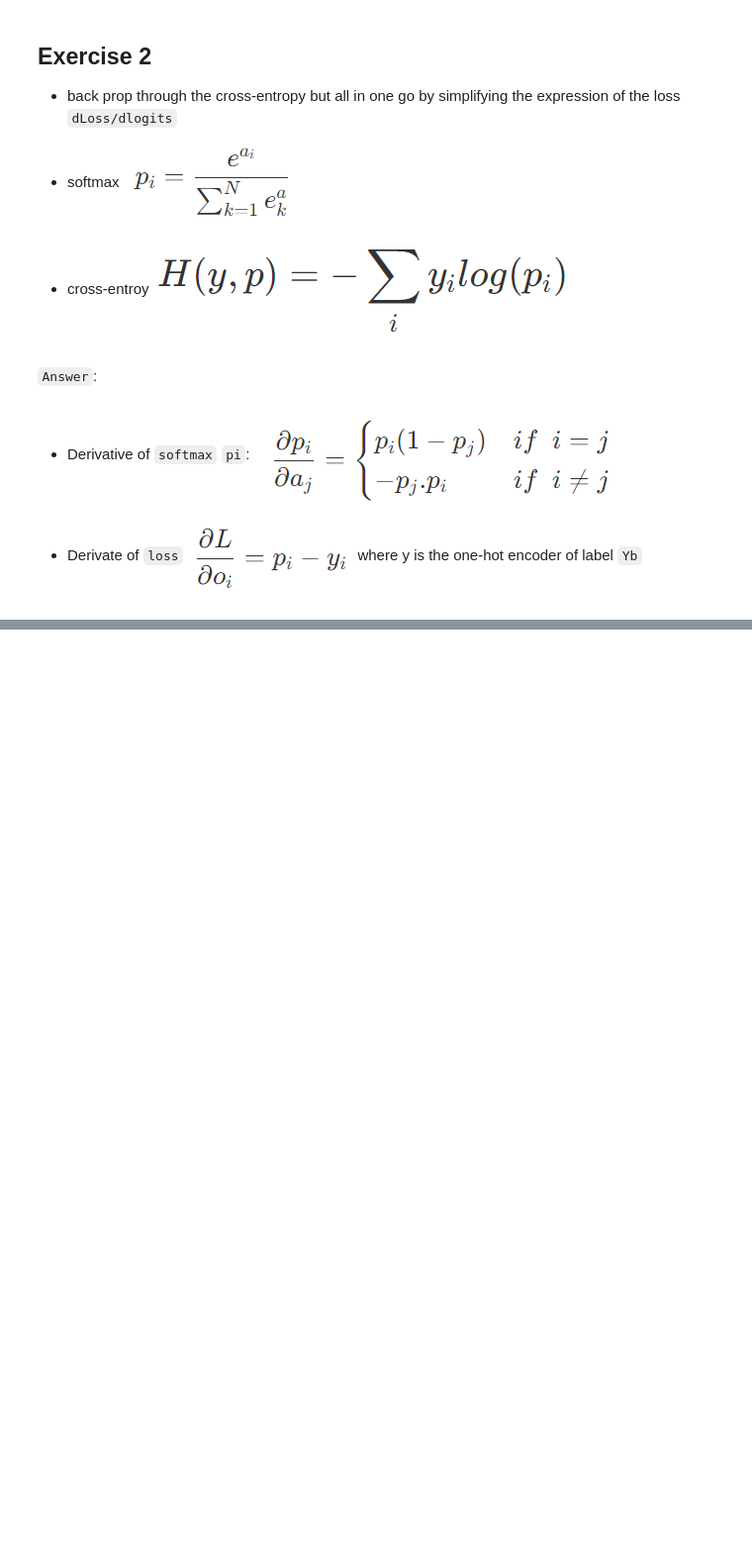
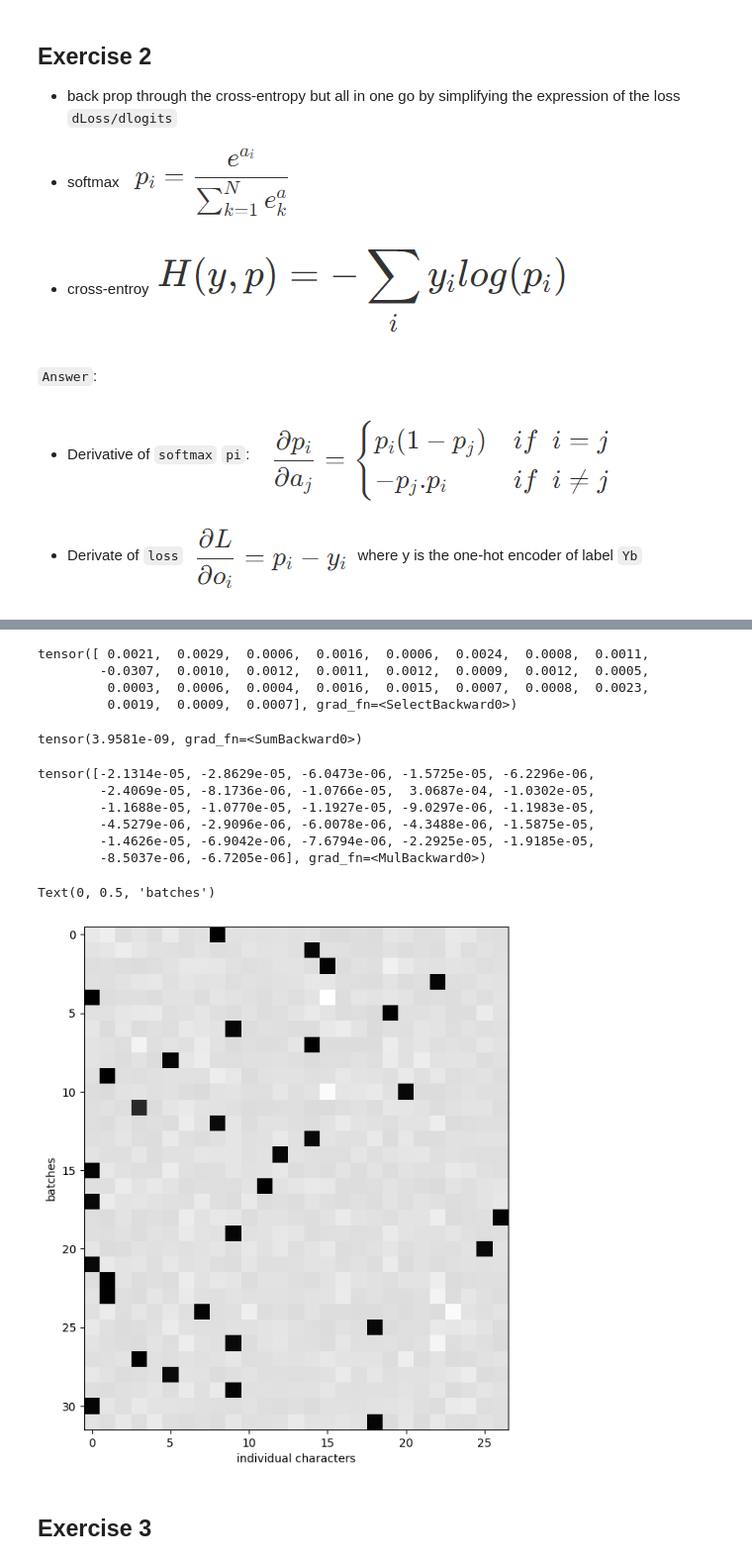
Before and after one commit to tungika91/makemore, a Jupyter notebook: makemore_backprop_ninja.ipynb, the cells around one changed output, grey strips where cells are left out. Shown at 99% size. Saved outputs shown, nothing was run; the diff lists cells and outputs as text; code cells hidden in the pictures; blank space fills up the shorter version.

```diff
--- a/makemore_backprop_ninja.ipynb
+++ b/makemore_backprop_ninja.ipynb
@@ -278,0 +275,29 @@ logits          | exact: False | approximate: True  | maxdiff: 7.450580596923828
+# %%
+dlogits[0]
+# %% [output]
+tensor([ 0.0021,  0.0029,  0.0006,  0.0016,  0.0006,  0.0024,  0.0008,  0.0011,
+        -0.0307,  0.0010,  0.0012,  0.0011,  0.0012,  0.0009,  0.0012,  0.0005,
+         0.0003,  0.0006,  0.0004,  0.0016,  0.0015,  0.0007,  0.0008,  0.0023,
+         0.0019,  0.0009,  0.0007], grad_fn=<SelectBackward0>)
+# %%
+dlogits[0].sum() # very close to 0
+# %% [output]
+tensor(3.9581e-09, grad_fn=<SumBackward0>)
+# %%
+-dlogits[0] * 0.01
+# %% [output]
+tensor([-2.1314e-05, -2.8629e-05, -6.0473e-06, -1.5725e-05, -6.2296e-06,
+        -2.4069e-05, -8.1736e-06, -1.0766e-05,  3.0687e-04, -1.0302e-05,
+        -1.1688e-05, -1.0770e-05, -1.1927e-05, -9.0297e-06, -1.1983e-05,
+        -4.5279e-06, -2.9096e-06, -6.0078e-06, -4.3488e-06, -1.5875e-05,
+        -1.4626e-05, -6.9042e-06, -7.6794e-06, -2.2925e-05, -1.9185e-05,
+        -8.5037e-06, -6.7205e-06], grad_fn=<MulBackward0>)
+# %%
+plt.figure(figsize=(8,8))
+plt.imshow(dlogits.detach(), cmap='gray')
+plt.xlabel('individual characters'); plt.ylabel('batches')
+# %% [output]
+Text(0, 0.5, 'batches')
+[figure, added]
+# %% [markdown]
+## Exercise 3
```
Also changed, not shown: parts of 19 cells of this notebook.
